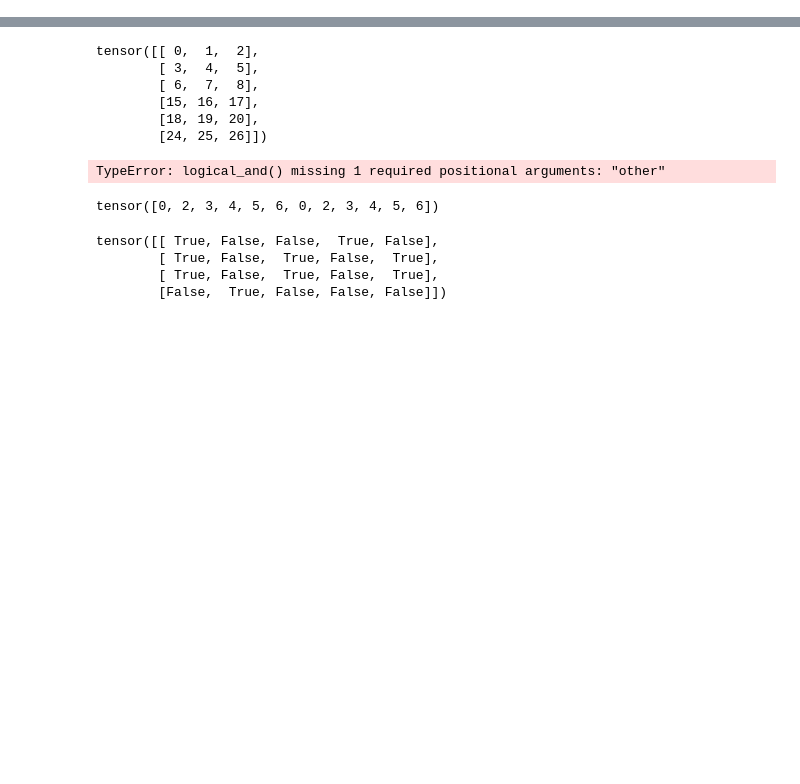
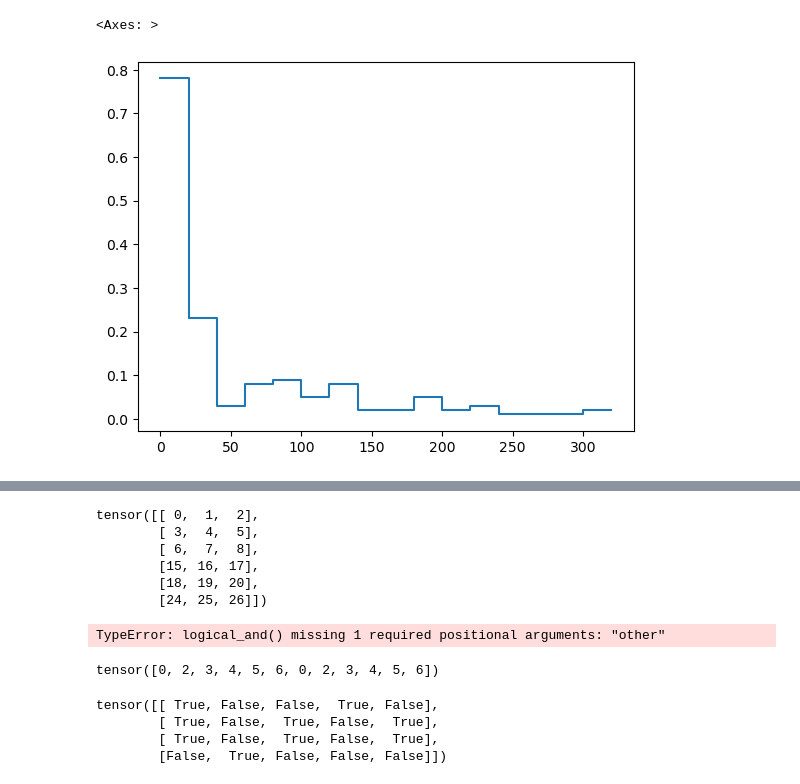
Before and after one commit to SebastianUtecht/Thesis, a Jupyter notebook: NewKidneyGen/testbook.ipynb, the cells around one changed output, grey strips where cells are left out. Saved outputs shown, nothing was run; the diff lists cells and outputs as text; code cells hidden in the pictures; blank space fills up the shorter version.

```diff
--- a/NewKidneyGen/testbook.ipynb
+++ b/NewKidneyGen/testbook.ipynb
@@ -7,0 +7,32 @@ cuda
+# %%
+data = np.load('data/testing_comma2/data.npy', allow_pickle=True)
+mask = data[0]
+x = data[1]
+# %%
+def group_mean(myArray, N=2):
+    result = np.cumsum(myArray)[N-1::N]/float(N)
+    result[1:] = result[1:] - result[:-1]
+    return result
+# %%
+def get_activation_times(mask, N_mean = None):
+    mask = np.vstack(mask)
+    activation_arr = np.sum((mask[:-1] - mask[1:]) == -3, axis=1)
+    if N_mean:
+        activation_arr = group_mean(activation_arr, N_mean)
+    return activation_arr
+# %%
+def plot_activation_times(activations, dt, N_mean=None, ax=None):
+    if not ax:
+        fig, ax = plt.subplots()
+    activations = np.roll(np.append(activations , activations[0]), 1)
+    time = np.arange(0,len(activations)) * dt
+    if N_mean:
+        time *= N_mean
+    ax.step(time, activations)
+    return ax
+# %%
+act = get_activation_times(mask, N_mean=100)
+plot_activation_times(act, 0.2, N_mean=100)
+# %% [output]
+<Axes: >
+[figure, added]
```
Also changed, not shown: parts of 9 cells of this notebook, 13 other files.
